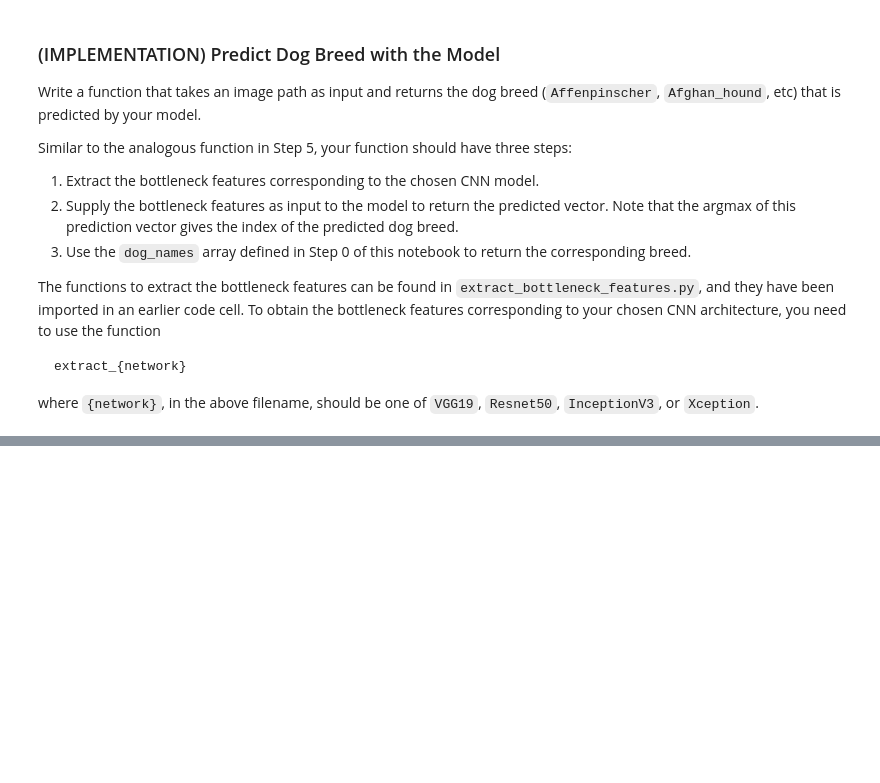
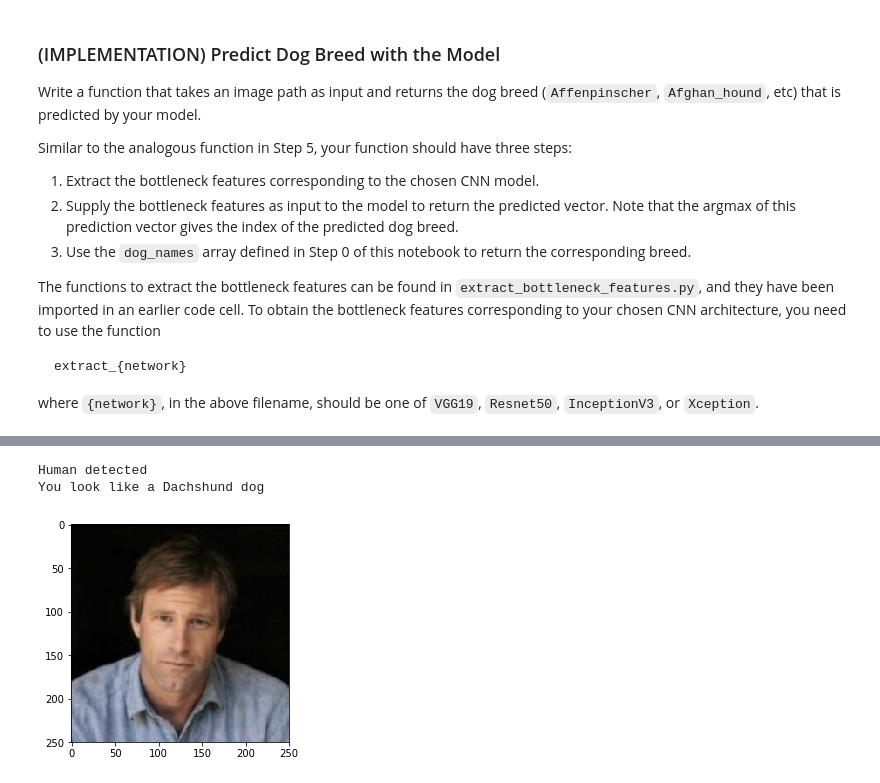
Before and after one commit to CheloGE/MachineLearningProjects, a Jupyter notebook: dog-project-master/dog_app.ipynb, the cells around one changed output, grey strips where cells are left out. Cells and saved outputs as stored; diff of their text form; code cells hidden in the pictures; blank space fills up the shorter version.

```diff
--- a/dog-project-master/dog_app.ipynb
+++ b/dog-project-master/dog_app.ipynb
@@ -615,0 +642,8 @@ You are welcome to [augment the training data](https://blog.keras.io/building-po
+# %%
+### TODO: Train the model.
+checkpointer = ModelCheckpoint(filepath='saved_models/weights.best.Xception.hdf5',
+                               verbose=1, save_best_only=True)
+
+XceptionModel.fit(train_Xception, train_targets,
+          validation_data=(valid_Xception, valid_targets),
+          epochs=20, batch_size=20, callbacks=[checkpointer], verbose=1)
@@ -617,6 +670,7 @@ You are welcome to [augment the training data](https://blog.keras.io/building-po
 ### (IMPLEMENTATION) Load the Model with the Best Validation Loss
 # %%
 ### TODO: Load the model weights with the best validation loss.
+XceptionModel.load_weights('saved_models/weights.best.Xception.hdf5')
 # %% [markdown]
 ### (IMPLEMENTATION) Test the Model
 
@@ -641,6 +703,14 @@ where `{network}`, in the above filename, should be one of `VGG19`, `Resnet50`,
 # %%
 ### TODO: Write a function that takes a path to an image as input
 ### and returns the dog breed that is predicted by the model.
+def Xception_predict_breed(img_path):
+
+    # extract bottleneck features
+    bottleneck_feature = extract_Xception(path_to_tensor(img_path))
+    # obtain predicted vector
+    predicted_vector = XceptionModel.predict(bottleneck_feature)
+    # return dog breed that is predicted by the model
+    return dog_names[np.argmax(predicted_vector)]
 # %% [markdown]
 ---
 <a id='step6'></a>
@@ -659,3 +729,16 @@ Some sample output for our algorithm is provided below, but feel free to design
 
 
 ### (IMPLEMENTATION) Write your Algorithm
+# %%
+### TODO: Write your algorithm.
+### Feel free to use as many code cells as needed.
+def Xception_dog_breed_detector(img_path):
+    img = mapimg.imread(img_path)
+    plot.imshow(img)
+    if face_detector(img_path):
+        print("\nHuman detected")
+        print("You look like a %s dog"%Xception_predict_breed(img_path))
+    elif dog_detector(img_path):
+        print("\nDog detected, breed: %s"%Xception_predict_breed(img_path))
+    else:
+        print("Please upload a Human or Dog image")
@@ -682,0 +783,6 @@ __Answer:__
+# %%
+Xception_dog_breed_detector("lfw/Aaron_Eckhart/Aaron_Eckhart_0001.jpg")
+# %% [output]
+Human detected
+You look like a Dachshund dog
+[figure, added]
```
Also changed, not shown: parts of 25 cells of this notebook, 5 other files.
